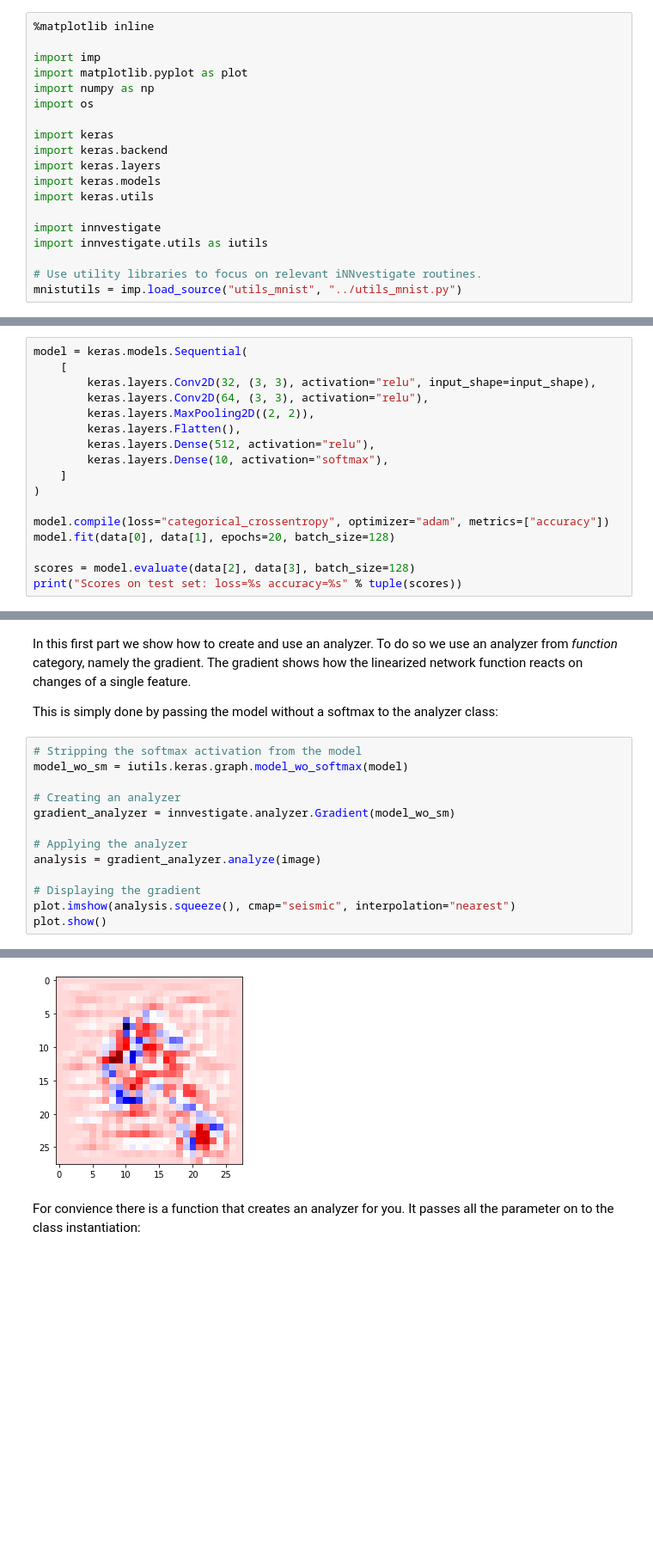
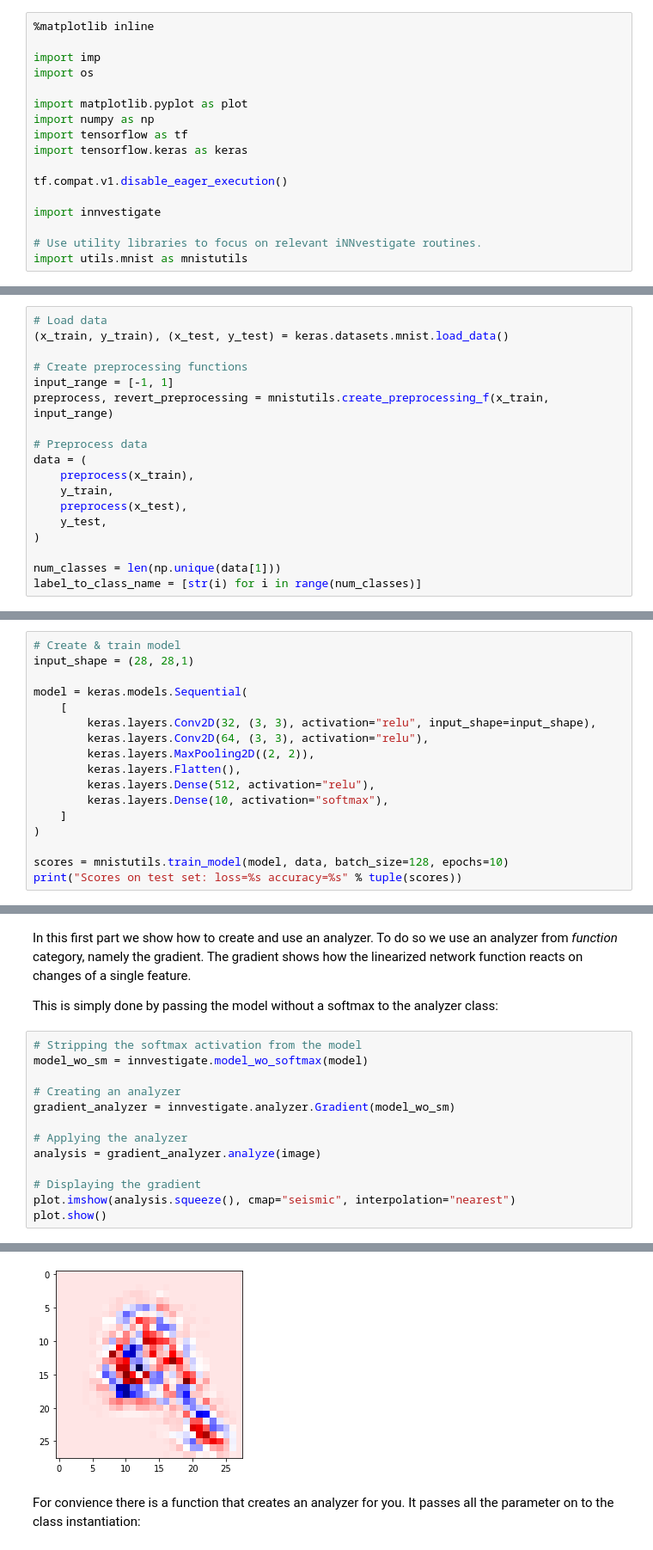
Before and after one commit to albermax/innvestigate, a Jupyter notebook: examples/introduction.ipynb, the cells around one changed output, grey strips where cells are left out. Shown at 86% size. Cells and saved outputs as stored; diff of their text form; blank space fills up the shorter version.

```diff
--- a/examples/introduction.ipynb
+++ b/examples/introduction.ipynb
@@ -64,18 +63,16 @@ warnings.simplefilter("ignore")
 %matplotlib inline
 
 import imp
+import os
+
 import matplotlib.pyplot as plot
 import numpy as np
-import os
+import tensorflow as tf
+import tensorflow.keras as keras
 
-import keras
-import keras.backend
-import keras.layers
-import keras.models
-import keras.utils
+tf.compat.v1.disable_eager_execution()
 
 import innvestigate
-import innvestigate.utils as iutils
 
 # Use utility libraries to focus on relevant iNNvestigate routines.
-mnistutils = imp.load_source("utils_mnist", "../utils_mnist.py")
+import utils.mnist as mnistutils
@@ -113,6 +85,27 @@ else:
+# %%
+# Load data
+(x_train, y_train), (x_test, y_test) = keras.datasets.mnist.load_data()
+
+# Create preprocessing functions
+input_range = [-1, 1]
+preprocess, revert_preprocessing = mnistutils.create_preprocessing_f(x_train, input_range)
+
+# Preprocess data
+data = (
+    preprocess(x_train),
+    y_train,
+    preprocess(x_test),
+    y_test,
+)
+
+num_classes = len(np.unique(data[1]))
+label_to_class_name = [str(i) for i in range(num_classes)]
 # %% [markdown]
 and to now create and train a CNN model:
 # %%
+# Create & train model
+input_shape = (28, 28,1)
+
 model = keras.models.Sequential(
     [
         keras.layers.Conv2D(32, (3, 3), activation="relu", input_shape=input_shape),
@@ -124,9 +117,6 @@ model = keras.models.Sequential(
     ]
 )
 
-model.compile(loss="categorical_crossentropy", optimizer="adam", metrics=["accuracy"])
-model.fit(data[0], data[1], epochs=20, batch_size=128)
-
-scores = model.evaluate(data[2], data[3], batch_size=128)
+scores = mnistutils.train_model(model, data, batch_size=128, epochs=10)
 print("Scores on test set: loss=%s accuracy=%s" % tuple(scores))
 # %% [output]
@@ -165,7 +155,7 @@ In this first part we show how to create and use an analyzer. To do so we use an
 This is simply done by passing the model without a softmax to the analyzer class:
 # %%
 # Stripping the softmax activation from the model
-model_wo_sm = iutils.keras.graph.model_wo_softmax(model)
+model_wo_sm = innvestigate.model_wo_softmax(model)
 
 # Creating an analyzer
 gradient_analyzer = innvestigate.analyzer.Gradient(model_wo_sm)
@@ -183,4 +170,4 @@ Deprecated in favor of operator or tf.math.divide.
-[figure, old version]
+[figure, new version]
 # %% [markdown]
 For convience there is a function that creates an analyzer for you. It passes all the parameter on to the class instantiation:
 # %%
```
Also changed, not shown: parts of 14 cells of this notebook.
